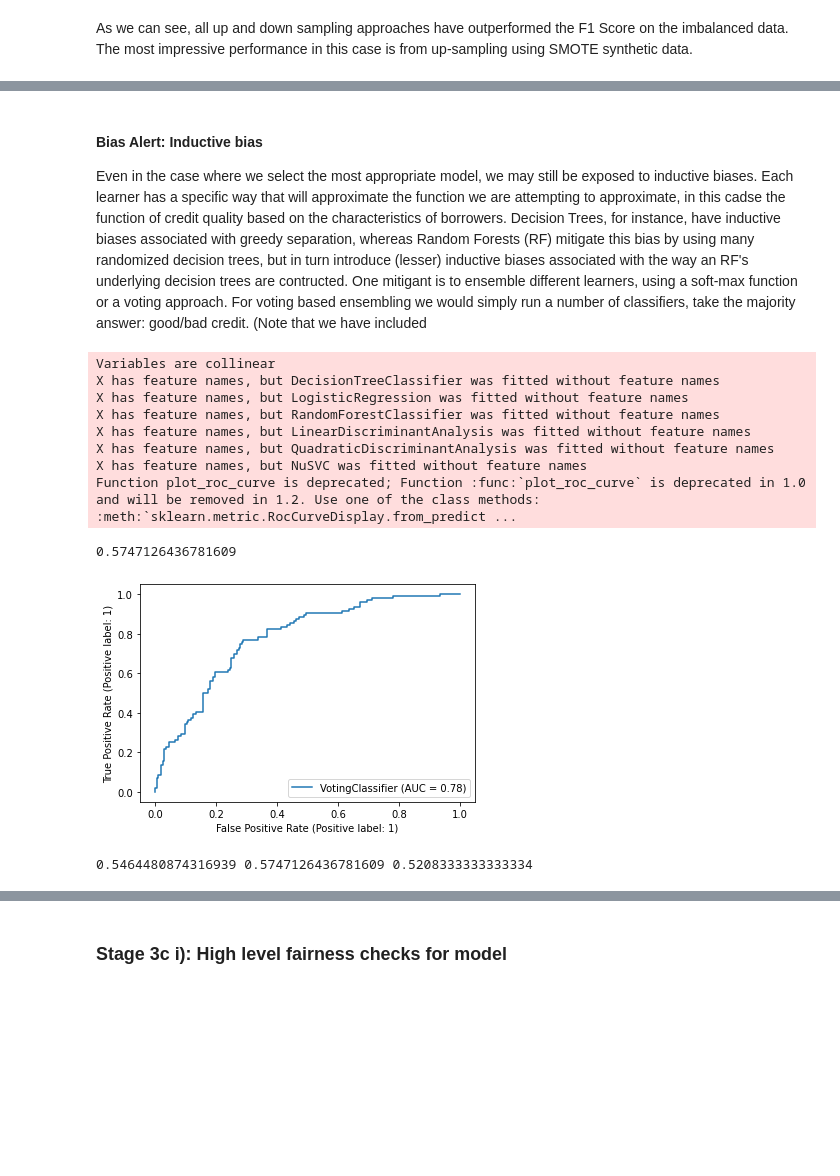
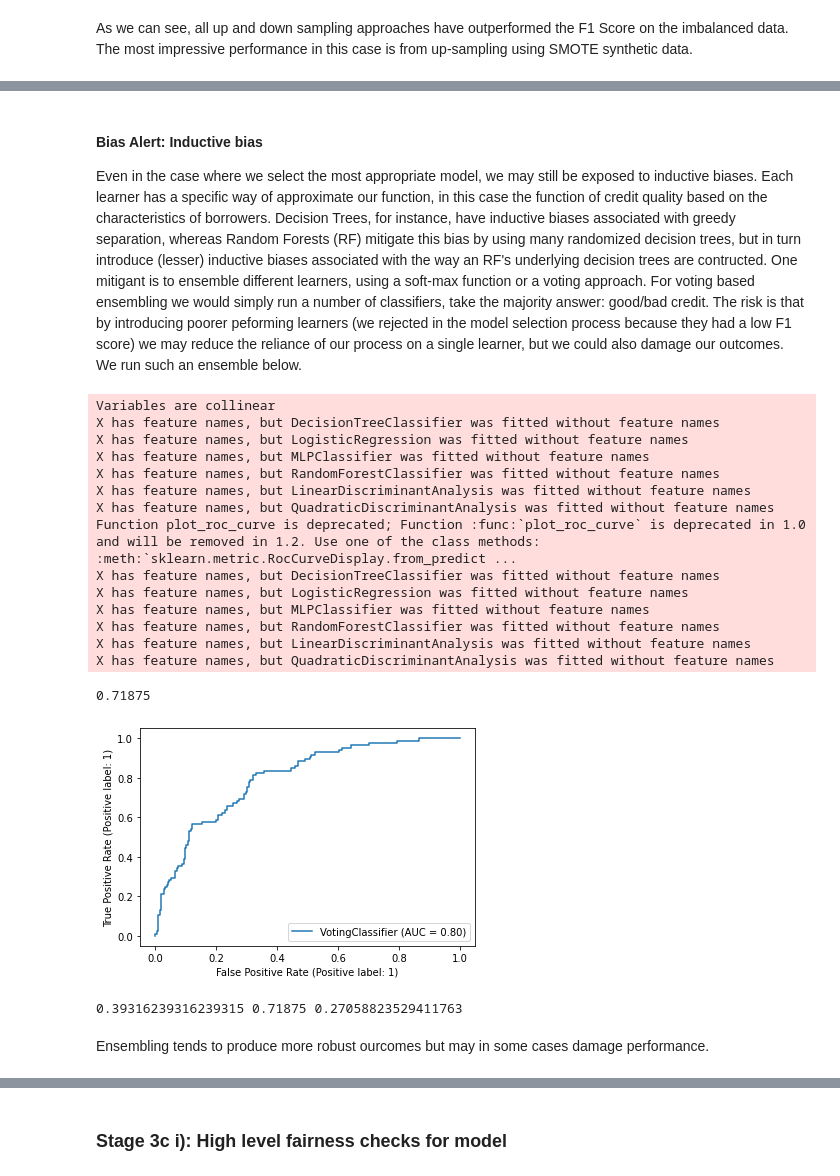
Before and after one commit to danphilps/credit_use_case, a Jupyter notebook: M6_Credit.ipynb, the cells around one changed output, grey strips where cells are left out. Saved outputs shown, nothing was run; the diff lists cells and outputs as text; code cells hidden in the pictures; blank space fills up the shorter version.

```diff
--- a/M6_Credit.ipynb
+++ b/M6_Credit.ipynb
@@ -719,32 +721,40 @@ X has feature names, but DecisionTreeClassifier was fitted without feature names
 # %% [markdown]
 #### Bias Alert: Inductive bias
 
-Even in the case where we select the most appropriate model, we may still be exposed to inductive biases. Each learner has a specific way that will approximate the function we are attempting to approximate, in this cadse the function of credit quality based on the characteristics of borrowers. Decision Trees, for instance, have inductive biases associated with greedy separation, whereas Random Forests (RF) mitigate this bias by using many randomized decision trees, but in turn introduce (lesser) inductive biases associated with the way an RF's underlying decision trees are contructed. One mitigant is to ensemble different learners, using a soft-max function or a voting approach. For voting based ensembling we would simply run a number of classifiers, take the majority answer: good/bad credit. (Note that we have included
+Even in the case where we select the most appropriate model, we may still be exposed to inductive biases. Each learner has a specific way of approximate our function, in this case the function of credit quality based on the characteristics of borrowers. Decision Trees, for instance, have inductive biases associated with greedy separation, whereas Random Forests (RF) mitigate this bias by using many randomized decision trees, but in turn introduce (lesser) inductive biases associated with the way an RF's underlying decision trees are contructed. One mitigant is to ensemble different learners, using a soft-max function or a voting approach. For voting based ensembling we would simply run a number of classifiers, take the majority answer: good/bad credit. The risk is that by introducing poorer peforming learners (we rejected in the model selection process because they had a low F1 score) we may reduce the reliance of our process on a single learner, but we could also damage our outcomes. We run such an ensemble below.
 # %%
 
-# Run the challenger ensemble
+# Run an ensemble of selected learners
 y_test_hat, ens_mdl = GovernanceUtils.challenger_ensemble_run(all_mdls=all_models,
                         all_mdls_desc=all_models_desc,
                         all_mdls_prec=all_mdls_prec,
                         X_train=X_train,
                         y_train=y_train,
                         X_test=X_test)
 
 # Analyst KPI...
-f1, prec, rec = StakeholderKPIReporting.kpi_review_analyst(mdl=ens_mdl,X=X_test.values, y=y_test[:].values, y_hat=y_test_hat[:])
+f1, prec, rec = StakeholderKPIReporting.kpi_review_analyst(mdl=ens_mdl,X=X_test, y=y_test[:], y_hat=y_test_hat[:])
 print(f1, prec, rec)
 # %% [output]
 Variables are collinear
 X has feature names, but DecisionTreeClassifier was fitted without feature names
 X has feature names, but LogisticRegression was fitted without feature names
+X has feature names, but MLPClassifier was fitted without feature names
 X has feature names, but RandomForestClassifier was fitted without feature names
 X has feature names, but LinearDiscriminantAnalysis was fitted without feature names
 X has feature names, but QuadraticDiscriminantAnalysis was fitted without feature names
-X has feature names, but NuSVC was fitted without feature names
 Function plot_roc_curve is deprecated; Function :func:`plot_roc_curve` is deprecated in 1.0 and will be removed in 1.2. Use one of the class methods: :meth:`sklearn.metric.RocCurveDisplay.from_predict ...
+X has feature names, but DecisionTreeClassifier was fitted without feature names
+X has feature names, but LogisticRegression was fitted without feature names
+X has feature names, but MLPClassifier was fitted without feature names
+X has feature names, but RandomForestClassifier was fitted without feature names
+X has feature names, but LinearDiscriminantAnalysis was fitted without feature names
+X has feature names, but QuadraticDiscriminantAnalysis was fitted without feature names
-0.5747126436781609
+0.71875
-[figure, old version]
+[figure, new version]
-0.5464480874316939 0.5747126436781609 0.5208333333333334
+0.39316239316239315 0.71875 0.27058823529411763
+# %% [markdown]
+Ensembling tends to produce more robust ourcomes but may in some cases damage performance.
 # %% [markdown]
 ## Stage 3c: Fairness
 
```
Also changed, not shown: parts of 57 cells of this notebook.
